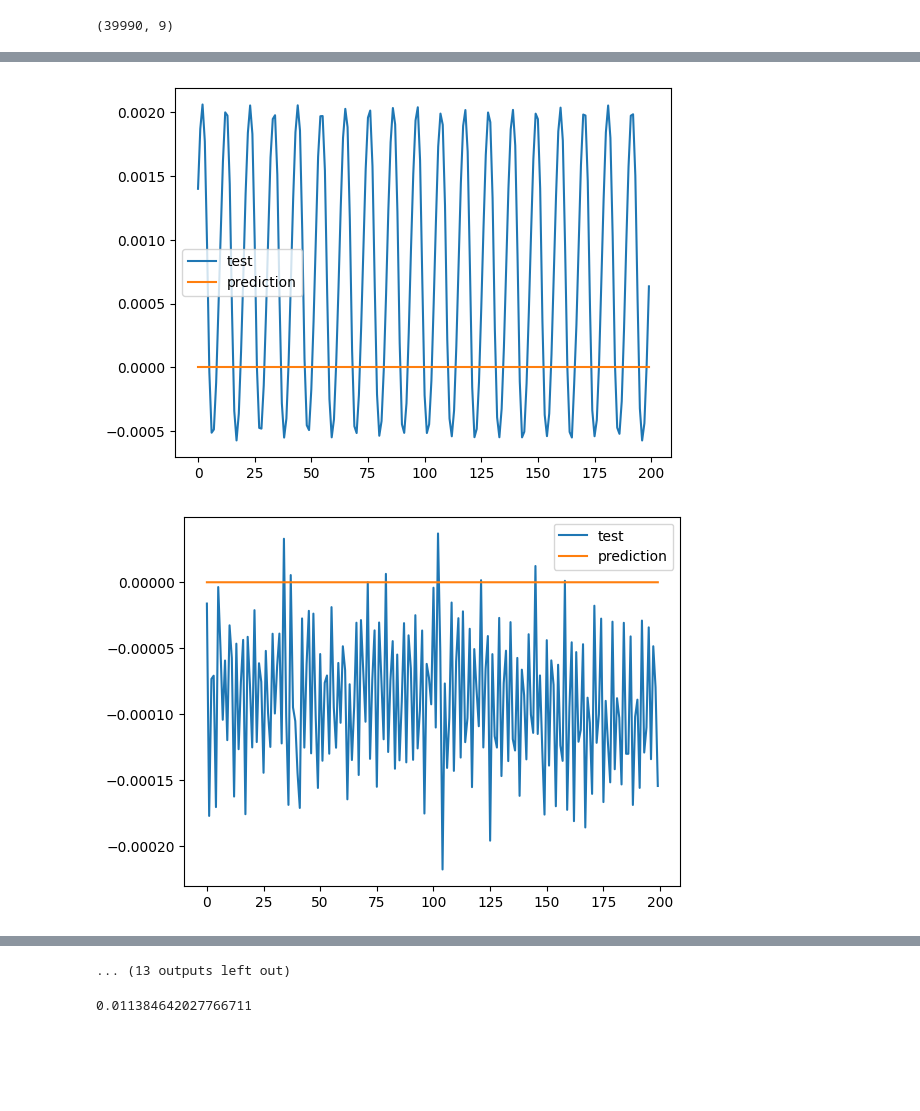
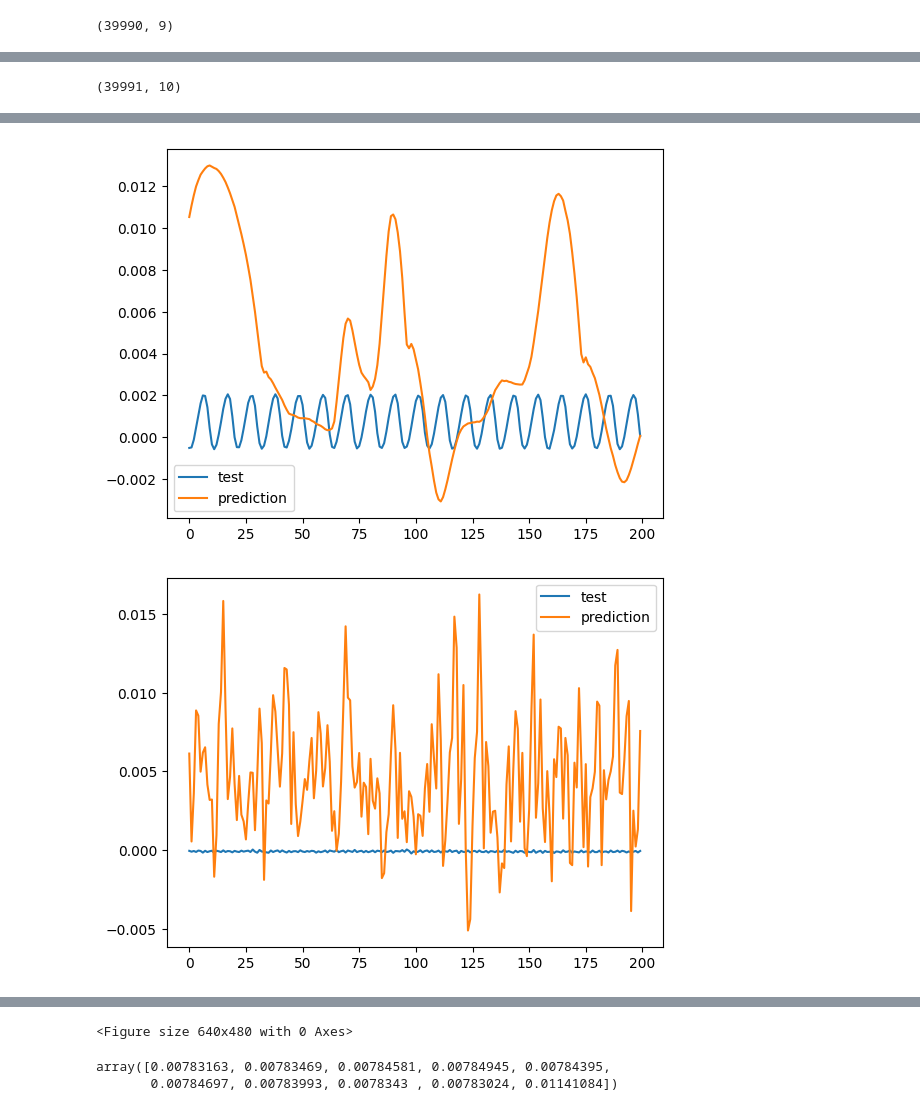
Before and after one commit to john-marinelli/filternet, a Jupyter notebook: lstm_tests.ipynb, the cells around one changed output, grey strips where cells are left out. Saved outputs shown, nothing was run; the diff lists cells and outputs as text; code cells hidden in the pictures; blank space fills up the shorter version.

```diff
--- a/lstm_tests.ipynb
+++ b/lstm_tests.ipynb
@@ -20,19 +20,19 @@ X_train, X_test, y_train, y_test = sn.utilities.frame_up_new(X_train, X_test, y_
 9
 (39990, 9)
 # %%
-y_train_update = []
+# y_train_update = []
 
-for i in y_train:
-    y_train_update.append(i[-1])
+# for i in y_train:
+#     y_train_update.append(i[-1])
 
-y_train = np.array(y_train_update)
+# y_train = np.array(y_train_update)
 
-y_test_update = []
+# y_test_update = []
 
-for i in y_test:
-    y_test_update.append(i[-1])
+# for i in y_test:
+#     y_test_update.append(i[-1])
 
-y_test = np.array(y_test_update)
+# y_test = np.array(y_test_update)
 # %%
 X_train.shape
 # %% [output]
@@ -67,6 +67,6 @@ Your kernel may have been built without NUMA support.
 model.add(layers.LSTM(15,input_shape=(1,9)))
 model.add(layers.Dense(128,activation="relu"))
 model.add(layers.Dropout(0.5))
-model.add(layers.Dense(1))
+model.add(layers.Dense(10))
 model.compile(loss="mean_squared_error",optimizer ="adam", metrics=["mean_absolute_percentage_error", "cosine_proximity"], )
 # %% [output]
@@ -142,16 +142,20 @@ predictions = model.predict(X_test)
+# %%
+predictions.shape
+# %% [output]
+(39991, 10)
 # %%
 import matplotlib.pyplot as plt
 
 for i in range(0, 60000, 5000):
-    plt.plot(y_test[i:i+200], label="test")
-    plt.plot(predictions.flatten()[i:i+200], label="prediction")
+    plt.plot(y_test[i:i+200, -1], label="test")
+    plt.plot(predictions[i:i+200,-1], label="prediction")
     plt.legend()
     plt.show()
     plt.clf()
 
-for i in range(0, 60000, 5000):
-    plt.plot(y_train[i:i+200], label="test")
-    plt.legend()
-    plt.show()
-    plt.clf()
+# for i in range(0, 60000, 5000):
+#     plt.plot(y_train[i:i+200], label="test")
+#     plt.legend()
+#     plt.show()
+#     plt.clf()
 # %% [output]
@@ -162,2 +166,2 @@ for i in range(0, 60000, 5000):
-[figure, old version]
+[figure, new version]
-[figure, old version]
+[figure, new version]
@@ -167,7 +171,7 @@ for i in range(0, 60000, 5000):
 [figure]
 [figure]
 [figure]
-... (13 outputs left out)
+<Figure size 640x480 with 0 Axes>
 # %%
 errors = []
 for idx, item in enumerate(y_test):
@@ -177,4 +181,5 @@ mse = sum(errors)/len(errors)
 # %%
 mse
 # %% [output]
-0.011384642027766711
+array([0.00783163, 0.00783469, 0.00784581, 0.00784945, 0.00784395,
+       0.00784697, 0.00783993, 0.0078343 , 0.00783024, 0.01141084])
```
Also changed, not shown: parts of 8 cells of this notebook, 1 other file.
